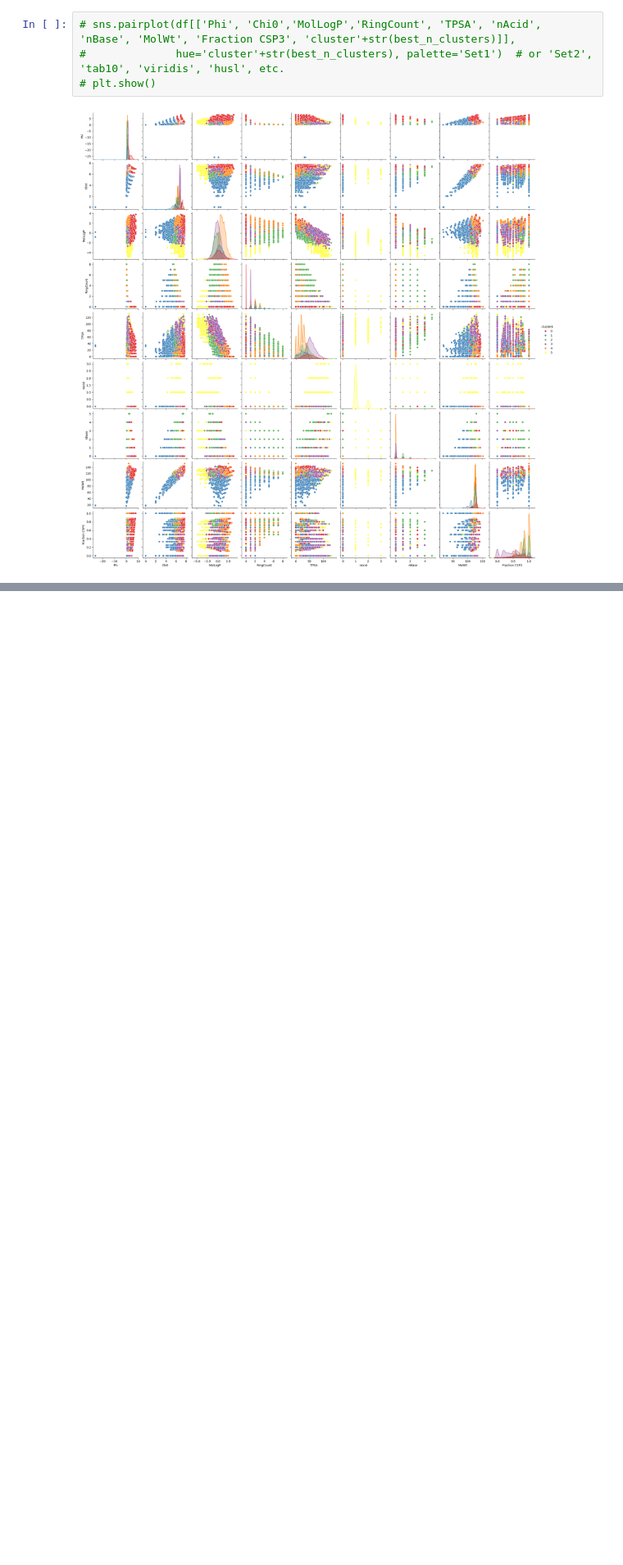
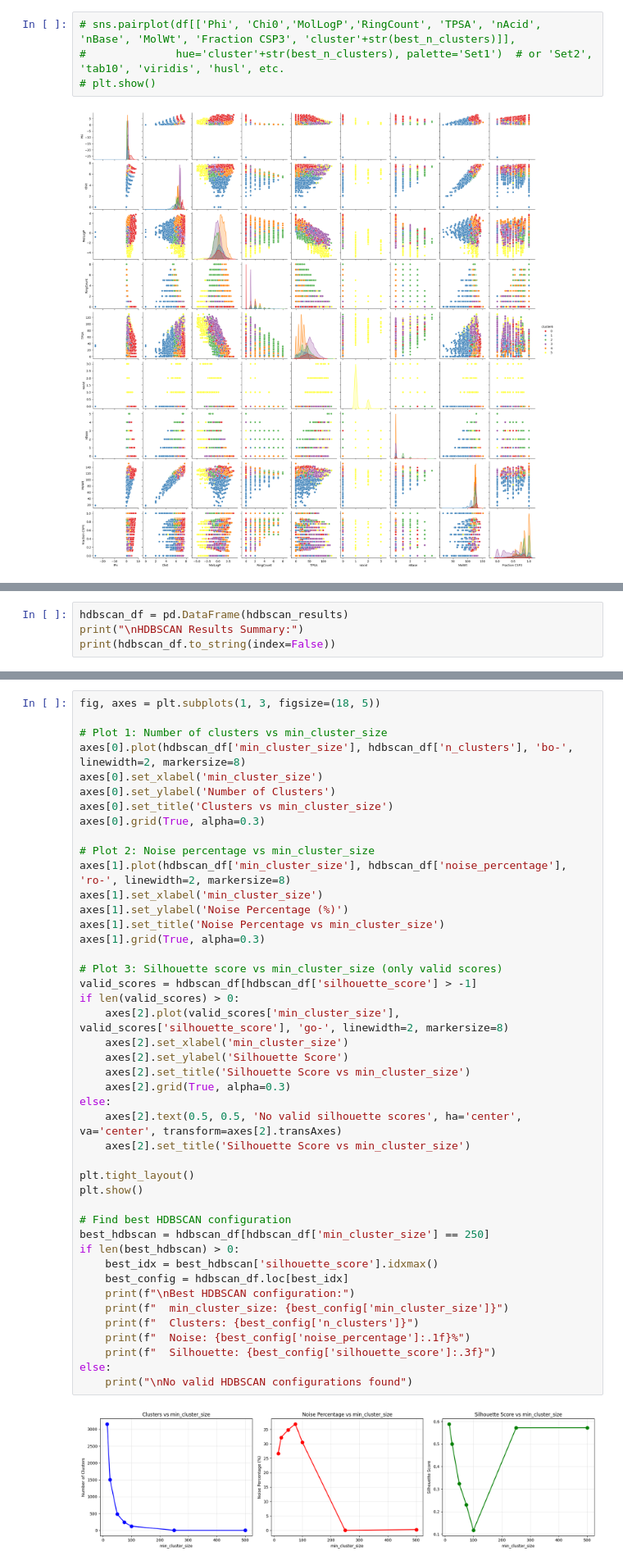
Before and after one commit to Luis-Menezes/CI-Chemistry, a Jupyter notebook: HandsOn_DataClustering2.ipynb, the cells around one changed output, grey strips where cells are left out. Shown at 82% size. Saved outputs shown, nothing was run; the diff lists cells and outputs as text; blank space fills up the shorter version.

Commit message:
files architecture modified and hdbscan training added

```diff
--- a/HandsOn_DataClustering2.ipynb
+++ b/HandsOn_DataClustering2.ipynb
@@ -436,0 +499,4 @@ min_samples=20, xi=0.10, min_cluster_size=0.10 | Clusters:  1, Noise: 2012, Silh
+# %%
+hdbscan_df = pd.DataFrame(hdbscan_results)
+print("\nHDBSCAN Results Summary:")
+print(hdbscan_df.to_string(index=False))
@@ -436,0 +515,46 @@ min_samples=20, xi=0.10, min_cluster_size=0.10 | Clusters:  1, Noise: 2012, Silh
+# %%
+fig, axes = plt.subplots(1, 3, figsize=(18, 5))
+
+# Plot 1: Number of clusters vs min_cluster_size
+axes[0].plot(hdbscan_df['min_cluster_size'], hdbscan_df['n_clusters'], 'bo-', linewidth=2, markersize=8)
+axes[0].set_xlabel('min_cluster_size')
+axes[0].set_ylabel('Number of Clusters')
+axes[0].set_title('Clusters vs min_cluster_size')
+axes[0].grid(True, alpha=0.3)
+
+# Plot 2: Noise percentage vs min_cluster_size
+axes[1].plot(hdbscan_df['min_cluster_size'], hdbscan_df['noise_percentage'], 'ro-', linewidth=2, markersize=8)
+axes[1].set_xlabel('min_cluster_size')
+axes[1].set_ylabel('Noise Percentage (%)')
+axes[1].set_title('Noise Percentage vs min_cluster_size')
+axes[1].grid(True, alpha=0.3)
+
+# Plot 3: Silhouette score vs min_cluster_size (only valid scores)
+valid_scores = hdbscan_df[hdbscan_df['silhouette_score'] > -1]
+if len(valid_scores) > 0:
+    axes[2].plot(valid_scores['min_cluster_size'], valid_scores['silhouette_score'], 'go-', linewidth=2, markersize=8)
+    axes[2].set_xlabel('min_cluster_size')
+    axes[2].set_ylabel('Silhouette Score')
+    axes[2].set_title('Silhouette Score vs min_cluster_size')
+    axes[2].grid(True, alpha=0.3)
+else:
+    axes[2].text(0.5, 0.5, 'No valid silhouette scores', ha='center', va='center', transform=axes[2].transAxes)
+    axes[2].set_title('Silhouette Score vs min_cluster_size')
+
+plt.tight_layout()
+plt.show()
+
+# Find best HDBSCAN configuration
+best_hdbscan = hdbscan_df[hdbscan_df['min_cluster_size'] == 250]
+if len(best_hdbscan) > 0:
+    best_idx = best_hdbscan['silhouette_score'].idxmax()
+    best_config = hdbscan_df.loc[best_idx]
+    print(f"\nBest HDBSCAN configuration:")
+    print(f"  min_cluster_size: {best_config['min_cluster_size']}")
+    print(f"  Clusters: {best_config['n_clusters']}")
+    print(f"  Noise: {best_config['noise_percentage']:.1f}%")
+    print(f"  Silhouette: {best_config['silhouette_score']:.3f}")
+else:
+    print("\nNo valid HDBSCAN configurations found")
+# %% [output]
+[figure, added]
```
Also changed, not shown: parts of 17 cells of this notebook, 11 other files.
